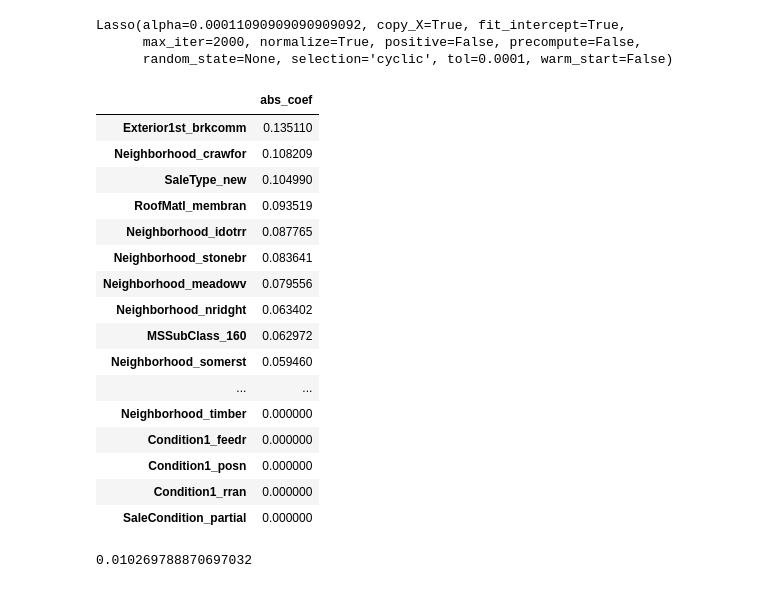
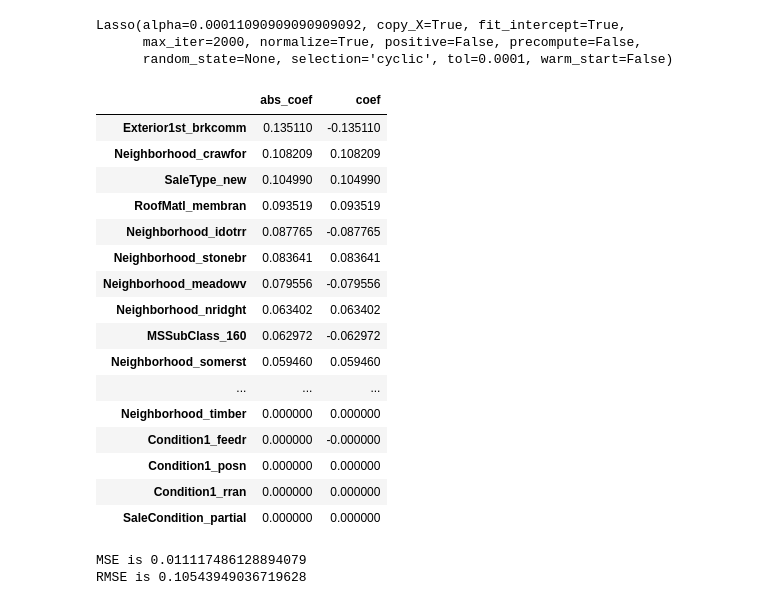
Before and after one commit to zackzbar/ml_houseprice_iowa, a Jupyter notebook: lu/scripts/ml_houseprice_eda.ipynb, the cells around one changed output. Cells and saved outputs as stored; diff of their text form; code cells hidden in the pictures.

Commit message:
corrected MSE and RMSE, add error train test plot

```diff
--- a/lu/scripts/ml_houseprice_eda.ipynb
+++ b/lu/scripts/ml_houseprice_eda.ipynb
@@ -257,6 +240,6 @@ print("df shape after drop outlier rows:", df.shape)
 df shape after drop outlier rows: (1458, 226)
 # %%
 # drop columns: Utilities, Alley, PoolQC, YearRemodAdd, GarageYrBlt -- ignore if using data set with dummy variables
-drop_cols = ["Utilities", "Alley", "PoolQC", "YearRemodAdd", "GarageYrBlt"]
-df.drop(drop_cols, axis = 1, inplace=True)
-print("df shape after drop selected columns:", df.shape)
+# drop_cols = ["Utilities", "Alley", "PoolQC", "YearRemodAdd", "GarageYrBlt"]
+# df.drop(drop_cols, axis = 1, inplace=True)
+# print("df shape after drop selected columns:", df.shape)
@@ -262,0 +249,4 @@ print("df shape after drop selected columns:", df.shape)
+# %%
+## add log SalePrice
+df["logSalePrice"] = df.SalePrice.map(lambda x: math.log(x))
+df.head()
@@ -383,28 +375,22 @@ Lasso(alpha=0.00011090909090909092, copy_X=True, fit_intercept=True,
       random_state=None, selection='cyclic', tol=0.0001, warm_start=False)
 # %%
 pd.DataFrame(model_lasso.coef_, index = xtrain.columns, columns = ['coefficient']).sort_values(by = 'coefficient', ascending = False)
-pd.DataFrame(np.array(abs(model_lasso.coef_)), index = xtrain.columns, columns = ['abs_coef']).sort_values(by = 'abs_coef', ascending = False)
+pd.DataFrame({'abs_coef':abs(model_lasso.coef_), 'coef': model_lasso.coef_}, index = xtrain.columns).sort_values(by = 'abs_coef', ascending = False)
 # %% [output]
-|  | abs_coef |
-| Exterior1st_brkcomm | 0.135110 |
-| Neighborhood_crawfor | 0.108209 |
-| SaleType_new | 0.104990 |
-| RoofMatl_membran | 0.093519 |
-| Neighborhood_idotrr | 0.087765 |
-| Neighborhood_stonebr | 0.083641 |
-| Neighborhood_meadowv | 0.079556 |
-| Neighborhood_nridght | 0.063402 |
-| MSSubClass_160 | 0.062972 |
-| Neighborhood_somerst | 0.059460 |
-| ... | ... |
-| Neighborhood_timber | 0.000000 |
-| Condition1_feedr | 0.000000 |
-| Condition1_posn | 0.000000 |
-| Condition1_rran | 0.000000 |
-| SaleCondition_partial | 0.000000 |
+|  | abs_coef | coef |
+| Exterior1st_brkcomm | 0.135110 | -0.135110 |
+| Neighborhood_crawfor | 0.108209 | 0.108209 |
+| SaleType_new | 0.104990 | 0.104990 |
+| RoofMatl_membran | 0.093519 | 0.093519 |
+| Neighborhood_idotrr | 0.087765 | -0.087765 |
+| Neighborhood_stonebr | 0.083641 | 0.083641 |
+| Neighborhood_meadowv | 0.079556 | -0.079556 |
+| Neighborhood_nridght | 0.063402 | 0.063402 |
+| MSSubClass_160 | 0.062972 | -0.062972 |
+| Neighborhood_somerst | 0.059460 | 0.059460 |
+| ... | ... | ... |
+| Neighborhood_timber | 0.000000 | 0.000000 |
+| Condition1_feedr | 0.000000 | -0.000000 |
+| Condition1_posn | 0.000000 | 0.000000 |
+| Condition1_rran | 0.000000 | 0.000000 |
+| SaleCondition_partial | 0.000000 | 0.000000 |
-# %%
-lasso_pred = model_lasso.predict(xtest)
-# error = abs(np.expml(lasso_pred) - np.expml())
-mean_squared_error(ytest, lasso_pred)
-# %% [output]
-0.010269788870697032
@@ -413,0 +397,9 @@ ytrain_lasso = model
+# %%
+lasso_pred_train = model_lasso.predict(xtrain)
+lasso_pred_test = model_lasso.predict(xtest)
+MSE = mean_squared_error(ytrain, lasso_pred_train)
+RMSE = np.sqrt(mean_squared_error(ytrain, lasso_pred_train)) # no written function, need to manually calculate like this
+print(f"MSE is {MSE}\nRMSE is {RMSE}")
+# %% [output]
+MSE is 0.011117486128894079
+RMSE is 0.10543949036719628
```
Also changed, not shown: parts of 10 cells of this notebook.
